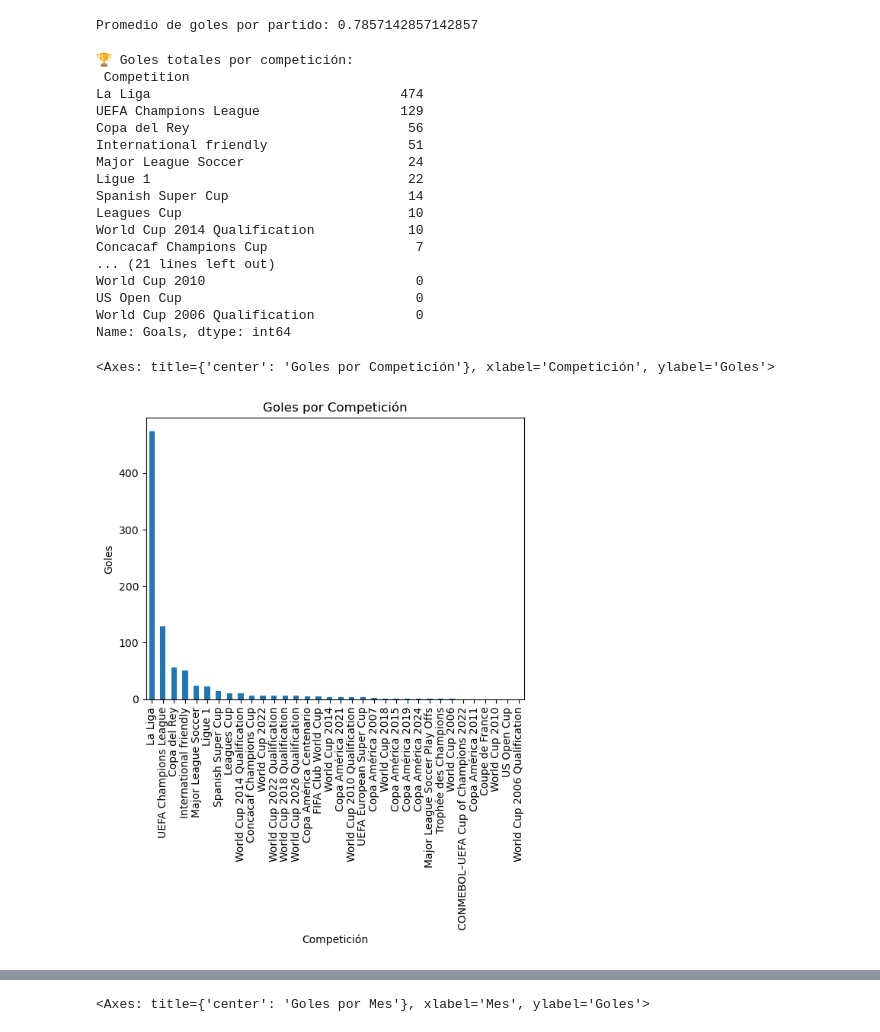
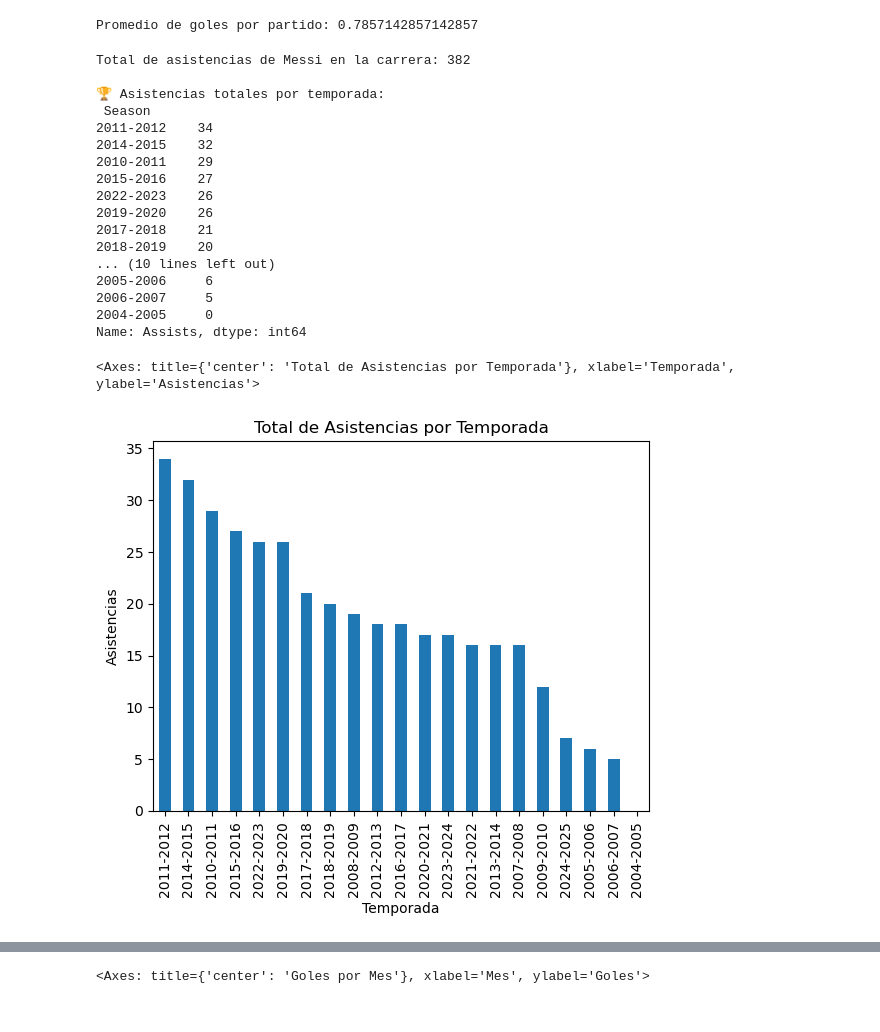
Before and after one commit to JuanmaCM7/Players_career_stats, a Jupyter notebook: notebooks/Tests.ipynb, the cells around one changed output, grey strips where cells are left out. Cells and saved outputs as stored; diff of their text form; code cells hidden in the pictures.

```diff
--- a/notebooks/Tests.ipynb
+++ b/notebooks/Tests.ipynb
@@ -904,28 +962,34 @@ print(f"Promedio de goles por partido: {promedio_goles}")
 # %% [output]
 Promedio de goles por partido: 0.7857142857142857
 # %%
-goles_por_competicion = df_cleaned.groupby('Competition')['Goals'].sum()
-# Mostrar los goles por competición ordenados de mayor a menor
-goles_por_competicion = goles_por_competicion.sort_values(ascending=False)
-print("\n🏆 Goles totales por competición:\n", goles_por_competicion)
-goles_por_competicion.plot(kind='bar', title='Goles por Competición', xlabel='Competición', ylabel='Goles')
+# Mostrar las asistencias totales
+asistencias_totales = df_cleaned['Assists'].sum()
+print(f"Total de asistencias de Messi en la carrera: {asistencias_totales}")
+
+asistencias_por_temporada = df.groupby('Season')['Assists'].sum().sort_index()
+
+# Mostrar las asistencias por competición ordenados de mayor a menor
+
+asistencias_por_temporada = asistencias_por_temporada.sort_values(ascending=False)
+print("\n🏆 Asistencias totales por temporada:\n", asistencias_por_temporada)
+asistencias_por_temporada.plot(kind='bar', title='Total de Asistencias por Temporada', xlabel='Temporada', ylabel='Asistencias')
 # %% [output]
-🏆 Goles totales por competición:
- Competition
-La Liga                                474
-UEFA Champions League                  129
-Copa del Rey                            56
-International friendly                  51
-Major League Soccer                     24
-Ligue 1                                 22
-Spanish Super Cup                       14
-Leagues Cup                             10
-World Cup 2014 Qualification            10
-Concacaf Champions Cup                   7
-... (21 lines left out)
-World Cup 2010                           0
-US Open Cup                              0
-World Cup 2006 Qualification             0
-Name: Goals, dtype: int64
+Total de asistencias de Messi en la carrera: 382
+
+🏆 Asistencias totales por temporada:
+ Season
+2011-2012    34
+2014-2015    32
+2010-2011    29
+2015-2016    27
+2022-2023    26
+2019-2020    26
+2017-2018    21
+2018-2019    20
+... (10 lines left out)
+2005-2006     6
+2006-2007     5
+2004-2005     0
+Name: Assists, dtype: int64
-<Axes: title={'center': 'Goles por Competición'}, xlabel='Competición', ylabel='Goles'>
+<Axes: title={'center': 'Total de Asistencias por Temporada'}, xlabel='Temporada', ylabel='Asistencias'>
-[figure, old version]
+[figure, new version]
```
Also changed, not shown: parts of 26 cells of this notebook, 23 other files.
